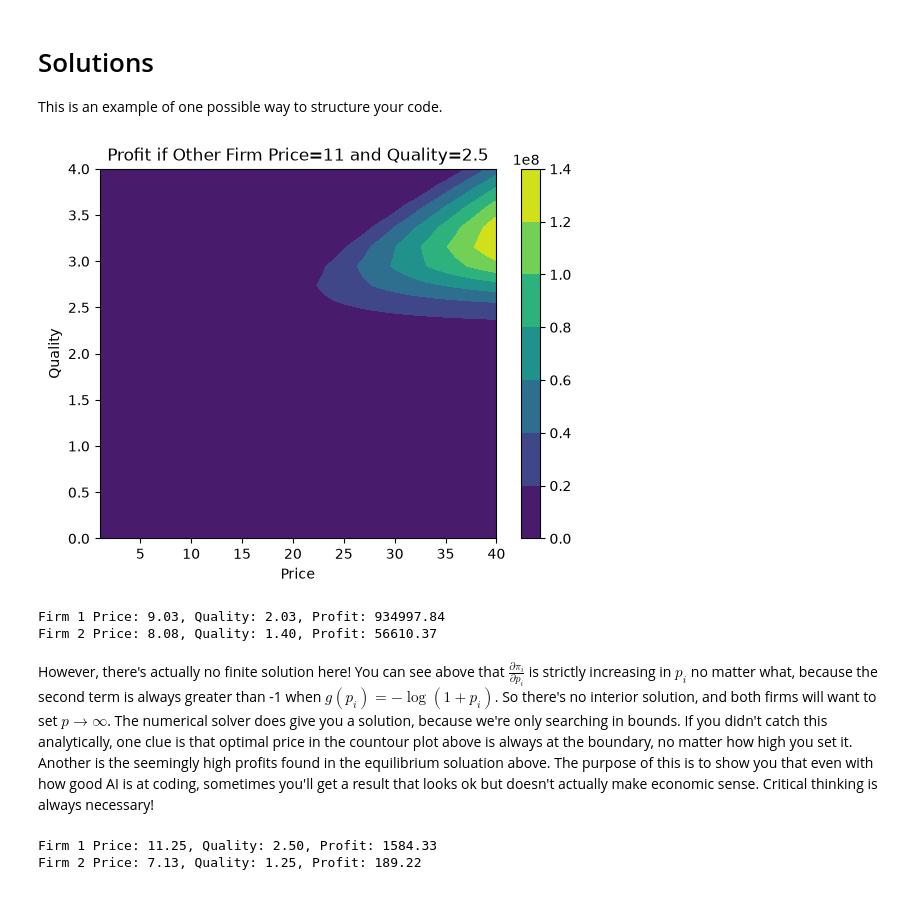
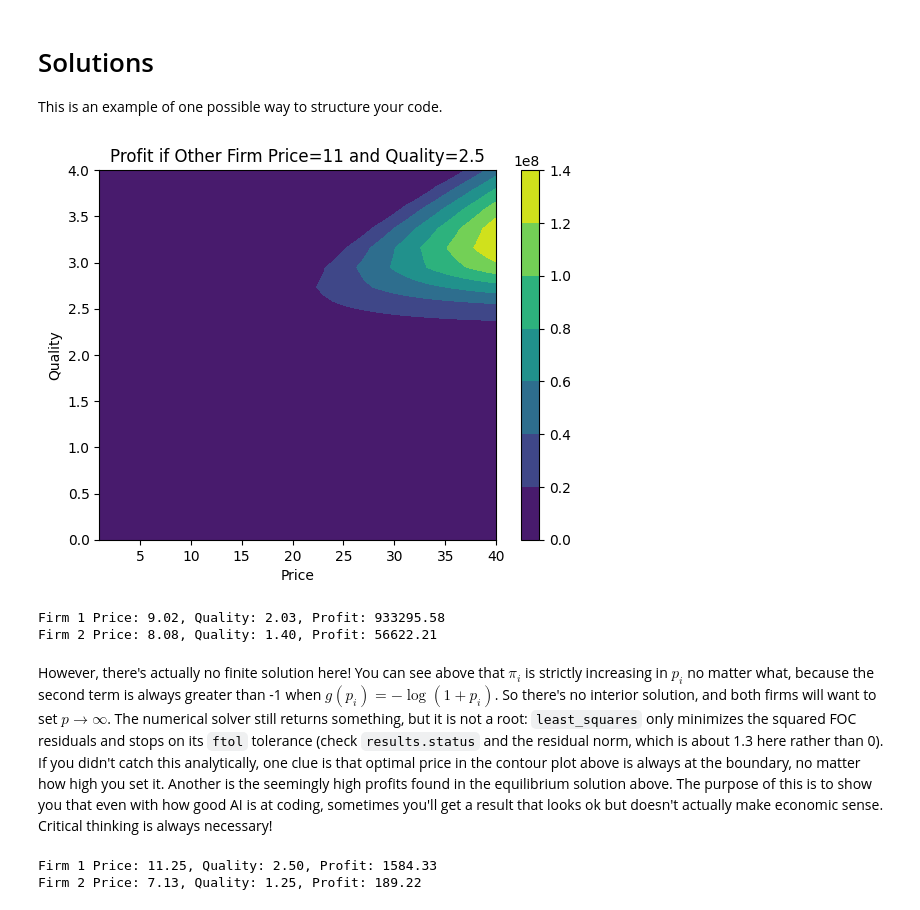
Before and after one commit to Computing-for-Economists/posted-exercise-solutions-2026, a Jupyter notebook: Module_1_Solutions.ipynb, the cells around one changed output. Cells and saved outputs as stored; diff of their text form; code cells hidden in the pictures.

Commit message:
update posted solutions

```diff
--- a/Module_1_Solutions.ipynb
+++ b/Module_1_Solutions.ipynb
@@ -485,15 +590,14 @@ class BertrandDuopoly:
         # Return equilibrium prices, qualities, and profits
         return (p1, p2, phi1, phi2, profits)
 
-    def plot_profits(self, firm1, p1_grid, phi1_grid, firm_fix, p_fix, phi_fix):
+    def plot_profits(self, firm1, p1_grid, phi1_grid, p_fix, phi_fix):
         """
-        Plot the profits of firm 1 while keeping firm_fix's price and quality fixed.
+        Plot the profits of firm 1 while keeping the other firm's price and quality fixed.
 
         Args:
             firm1 (Firm): The firm for which profit is being calculated.
             p1_grid (np.array): Grid of prices for firm 1.
             phi1_grid (np.array): Grid of quality levels for firm 1.
-            firm_fix (Firm): Fixed firm (firm 2).
             p_fix (float): Fixed price for firm 2.
             phi_fix (float): Fixed quality level for firm 2.
 
@@ -526,22 +630,22 @@ duopoly = BertrandDuopoly(firm1, firm2, 1e7, 5, 10)
 # %%
 # Plot profit of firm B taking firm A as fixed
 p1_fix = 11
 phi1_fix = 2.5
 p2_grid = np.linspace(1, 40, num=40)
 phi2_grid = np.linspace(0, 4, num=20)
-profit_firm2 = duopoly.plot_profits(firm2, p2_grid, phi2_grid, firm1, p1_fix, phi1_fix)
+profit_firm2 = duopoly.plot_profits(firm2, p2_grid, phi2_grid, p1_fix, phi1_fix)
 # %% [output]
-[figure, old version]
+[figure, new version]
 # %%
 # Solve the full equilibrium based on FOCs
 (p1, p2, phi1, phi2, profits) = duopoly.equilibrium_duo()
 print(f"Firm 1 Price: {p1:.2f}, Quality: {phi1:.2f}, Profit: {profits[0]:.2f}")
 print(f"Firm 2 Price: {p2:.2f}, Quality: {phi2:.2f}, Profit: {profits[1]:.2f}")
 # %% [output]
-Firm 1 Price: 9.03, Quality: 2.03, Profit: 934997.84
-Firm 2 Price: 8.08, Quality: 1.40, Profit: 56610.37
+Firm 1 Price: 9.02, Quality: 2.03, Profit: 933295.58
+Firm 2 Price: 8.08, Quality: 1.40, Profit: 56622.21
 # %% [markdown]
-However, there's actually no finite solution here! You can see above that $\frac{\partial \pi_i}{\partial p_i}$ is strictly increasing in $p_i$ no matter what, because the second term is always greater than -1 when $g(p_i) = -\log(1+p_i)$. So there's no interior solution, and both firms will want to set $p\to\infty$. The numerical solver does give you a solution, because we're only searching in bounds. If you didn't catch this analytically, one clue is that optimal price in the countour plot above is always at the boundary, no matter how high you set it. Another is the seemingly high profits found in the equilibrium soluation above. The purpose of this is to show you that even with how good AI is at coding, sometimes you'll get a result that looks ok but doesn't actually make economic sense. Critical thinking is always necessary!
+However, there's actually no finite solution here! You can see above that $\pi_i$ is strictly increasing in $p_i$ no matter what, because the second term is always greater than -1 when $g(p_i) = -\log(1+p_i)$. So there's no interior solution, and both firms will want to set $p\to\infty$. The numerical solver still returns something, but it is not a root: `least_squares` only minimizes the squared FOC residuals and stops on its `ftol` tolerance (check `results.status` and the residual norm, which is about 1.3 here rather than 0). If you didn't catch this analytically, one clue is that optimal price in the contour plot above is always at the boundary, no matter how high you set it. Another is the seemingly high profits found in the equilibrium solution above. The purpose of this is to show you that even with how good AI is at coding, sometimes you'll get a result that looks ok but doesn't actually make economic sense. Critical thinking is always necessary!
 # %%
 # Instantiate firms and Bertrand Duopoly
 firm3 = Firm(4, 2)
```
Also changed, not shown: parts of 7 cells of this notebook, 4 other files.
